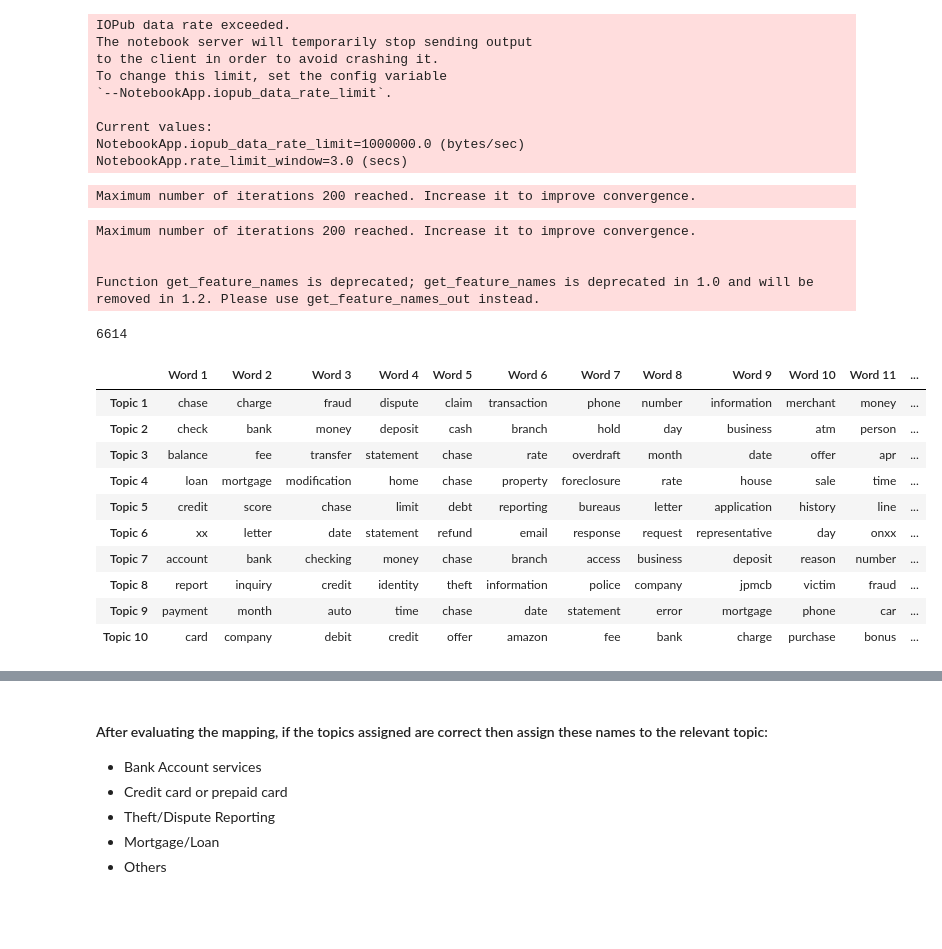
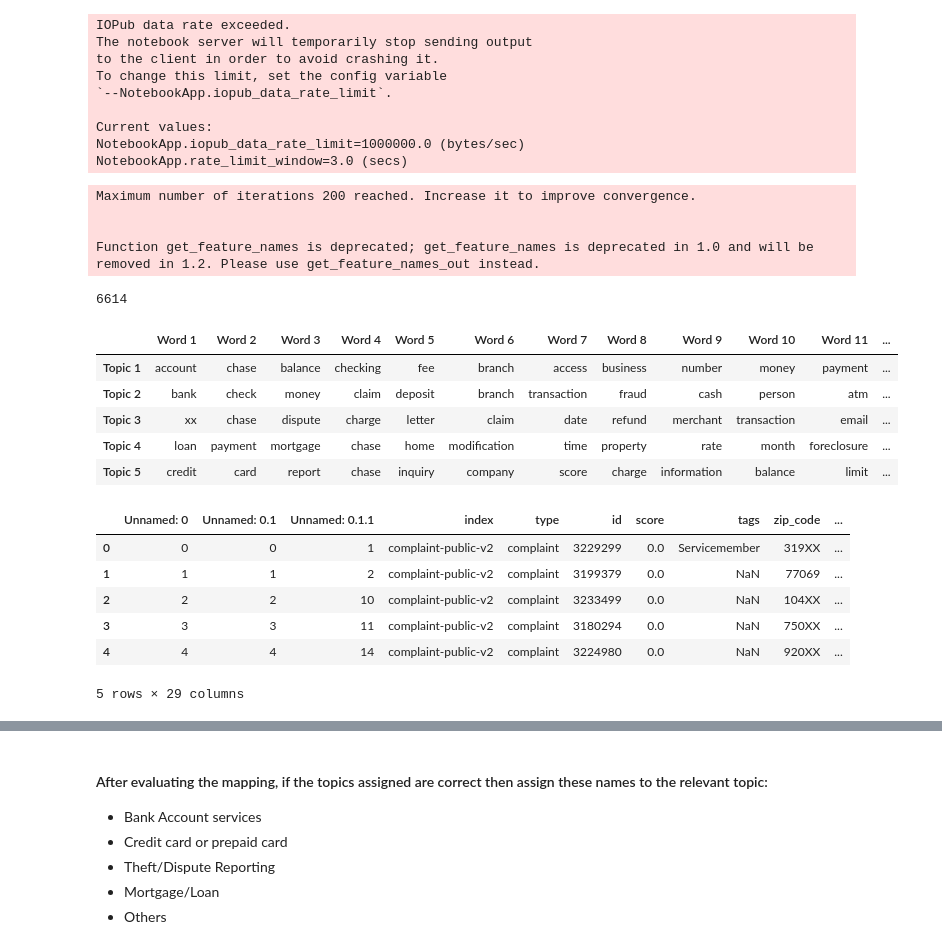
Before and after one commit to AxithChoudhary/Automatic_Ticket_Classification, a Jupyter notebook: Automatic_Ticket_Classification.ipynb, the cells around one changed output, grey strips where cells are left out. Saved outputs shown, nothing was run; the diff lists cells and outputs as text; code cells hidden in the pictures; blank space fills up the shorter version.

```diff
--- a/Automatic_Ticket_Classification.ipynb
+++ b/Automatic_Ticket_Classification.ipynb
@@ -649,14 +649,14 @@ NotebookApp.iopub_data_rate_limit=1000000.0 (bytes/sec)
 NotebookApp.rate_limit_window=3.0 (secs)
 # %%
 #Load your nmf_model with the n_components i.e 5
-num_topics = 10 #write the value you want to test out
+num_topics = 5 #write the value you want to test out
 
 #keep the random_state =40
 nmf_model =NMF(n_components=num_topics,init="random",random_state=40) #write your code here
-W=nmf_model.fit_transform(tfidfMat)
-H=nmf_model.components_
+
+
+# W=nmf_model.fit_transform(tfidfMat)
+# H=nmf_model.components_
-# %% [output]
-Maximum number of iterations 200 reached. Increase it to improve convergence.
 # %%
 nmf_model.fit(tfidfMat)
 len(tfidf.get_feature_names())
@@ -669,21 +669,32 @@ Function get_feature_names is deprecated; get_feature_names is deprecated in 1.0
 # %%
 #Print the Top15 words for each of the topics
 words=np.array(tfidf.get_feature_names())
 topic_words=pd.DataFrame(np.zeros((num_topics,15)),index=[f"Topic {i+1}" for i in range(num_topics)],columns=[f"Word {i+1}" for i in range(15)]).astype(str)
+
 for i in range(num_topics):
-  ix=H[i].argsort()[::-1][:15]
+  # ix=H[i].argsort()[::-1][:15]
+  ix=nmf_model.components_[i].argsort()[::-1][:15]
   topic_words.iloc[i] = words[ix]
 
 topic_words
 # %% [output]
 |  | Word 1 | Word 2 | Word 3 | Word 4 | Word 5 | Word 6 | Word 7 | Word 8 | Word 9 | Word 10 | Word 11 | ... |
-| Topic 1 | chase | charge | fraud | dispute | claim | transaction | phone | number | information | merchant | money | ... |
-| Topic 2 | check | bank | money | deposit | cash | branch | hold | day | business | atm | person | ... |
-| Topic 3 | balance | fee | transfer | statement | chase | rate | overdraft | month | date | offer | apr | ... |
-| Topic 4 | loan | mortgage | modification | home | chase | property | foreclosure | rate | house | sale | time | ... |
-| Topic 5 | credit | score | chase | limit | debt | reporting | bureaus | letter | application | history | line | ... |
-| Topic 6 | xx | letter | date | statement | refund | email | response | request | representative | day | onxx | ... |
-| Topic 7 | account | bank | checking | money | chase | branch | access | business | deposit | reason | number | ... |
-| Topic 8 | report | inquiry | credit | identity | theft | information | police | company | jpmcb | victim | fraud | ... |
-| Topic 9 | payment | month | auto | time | chase | date | statement | error | mortgage | phone | car | ... |
-| Topic 10 | card | company | debit | credit | offer | amazon | fee | bank | charge | purchase | bonus | ... |
+| Topic 1 | account | chase | balance | checking | fee | branch | access | business | number | money | payment | ... |
+| Topic 2 | bank | check | money | claim | deposit | branch | transaction | fraud | cash | person | atm | ... |
+| Topic 3 | xx | chase | dispute | charge | letter | claim | date | refund | merchant | transaction | email | ... |
+| Topic 4 | loan | payment | mortgage | chase | home | modification | time | property | rate | month | foreclosure | ... |
+| Topic 5 | credit | card | report | chase | inquiry | company | score | charge | information | balance | limit | ... |
+# %%
+topic_results = nmf_model.transform(tfidfMat)
+topic_results.argmax(axis=1)
+
+df_clean['Topic'] = topic_results.argmax(axis=1)
+df_clean.head()
+# %% [output]
+|  | Unnamed: 0 | Unnamed: 0.1 | Unnamed: 0.1.1 | index | type | id | score | tags | zip_code | ... |
+| 0 | 0 | 0 | 1 | complaint-public-v2 | complaint | 3229299 | 0.0 | Servicemember | 319XX | ... |
+| 1 | 1 | 1 | 2 | complaint-public-v2 | complaint | 3199379 | 0.0 | NaN | 77069 | ... |
+| 2 | 2 | 2 | 10 | complaint-public-v2 | complaint | 3233499 | 0.0 | NaN | 104XX | ... |
+| 3 | 3 | 3 | 11 | complaint-public-v2 | complaint | 3180294 | 0.0 | NaN | 750XX | ... |
+| 4 | 4 | 4 | 14 | complaint-public-v2 | complaint | 3224980 | 0.0 | NaN | 920XX | ... |
+5 rows × 29 columns
```
Also changed, not shown: parts of 19 cells of this notebook.
